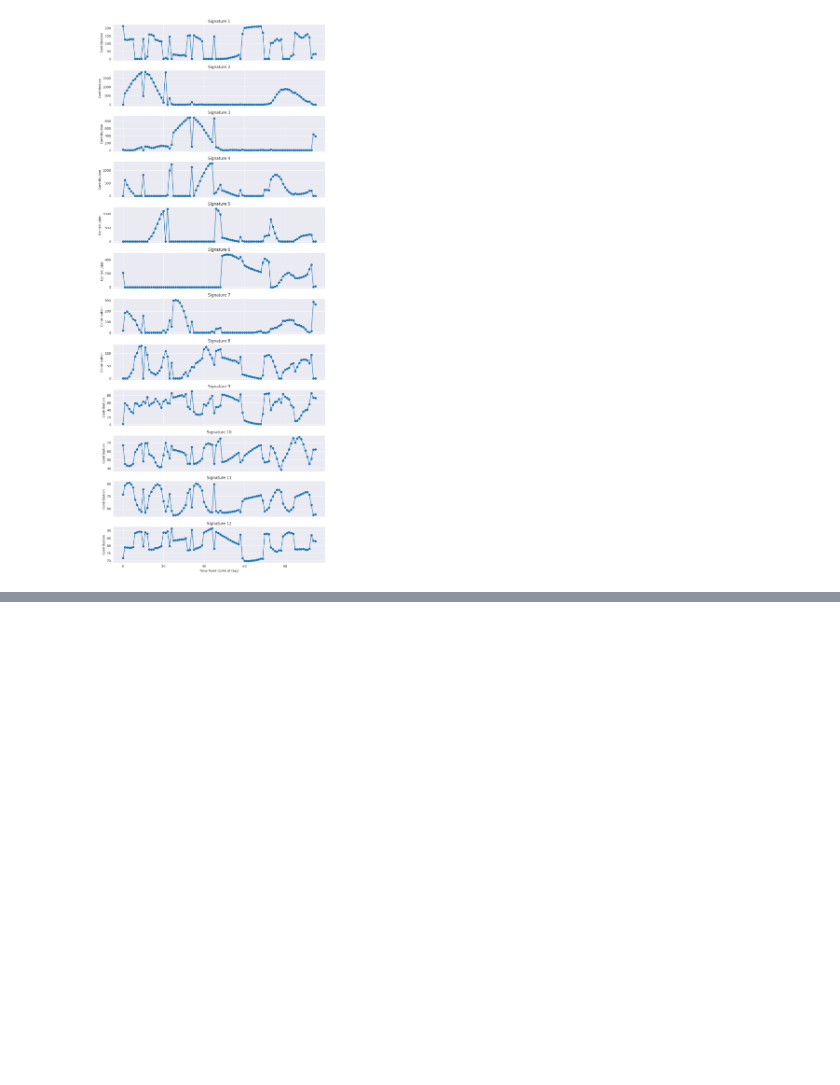
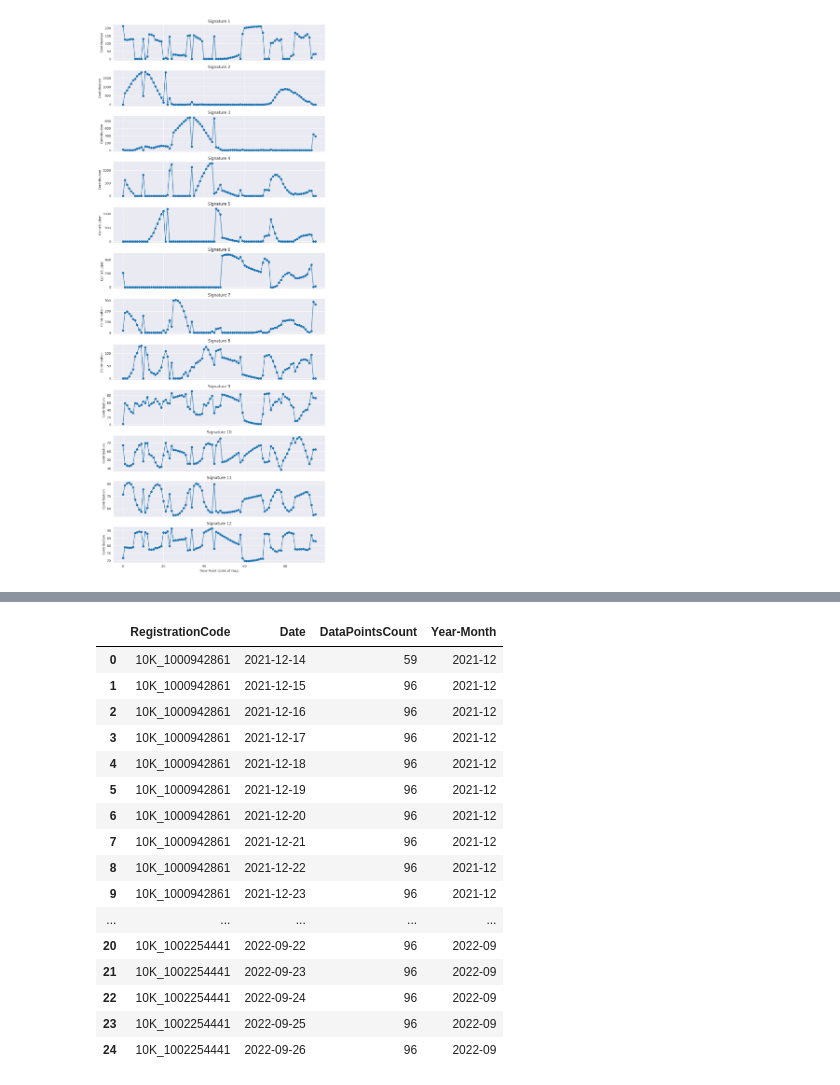
Before and after one commit to gavrielhan/MSc_Thesis, a Jupyter notebook: analysis_sleep_cgm.ipynb, the cells around one changed output, grey strips where cells are left out. Cells and saved outputs as stored; diff of their text form; code cells hidden in the pictures; blank space fills up the shorter version.

```diff
--- a/analysis_sleep_cgm.ipynb
+++ b/analysis_sleep_cgm.ipynb
@@ -1206,0 +1230,20 @@ plt.show()
+# %%
+df_counts.head(25)
+# %% [output]
+|  | RegistrationCode | Date | DataPointsCount | Year-Month |
+| 0 | 10K_1000942861 | 2021-12-14 | 59 | 2021-12 |
+| 1 | 10K_1000942861 | 2021-12-15 | 96 | 2021-12 |
+| 2 | 10K_1000942861 | 2021-12-16 | 96 | 2021-12 |
+| 3 | 10K_1000942861 | 2021-12-17 | 96 | 2021-12 |
+| 4 | 10K_1000942861 | 2021-12-18 | 96 | 2021-12 |
+| 5 | 10K_1000942861 | 2021-12-19 | 96 | 2021-12 |
+| 6 | 10K_1000942861 | 2021-12-20 | 96 | 2021-12 |
+| 7 | 10K_1000942861 | 2021-12-21 | 96 | 2021-12 |
+| 8 | 10K_1000942861 | 2021-12-22 | 96 | 2021-12 |
+| 9 | 10K_1000942861 | 2021-12-23 | 96 | 2021-12 |
+| ... | ... | ... | ... | ... |
+| 20 | 10K_1002254441 | 2022-09-22 | 96 | 2022-09 |
+| 21 | 10K_1002254441 | 2022-09-23 | 96 | 2022-09 |
+| 22 | 10K_1002254441 | 2022-09-24 | 96 | 2022-09 |
+| 23 | 10K_1002254441 | 2022-09-25 | 96 | 2022-09 |
+| 24 | 10K_1002254441 | 2022-09-26 | 96 | 2022-09 |
```
Also changed, not shown: parts of 3 cells of this notebook, 1 other file.
